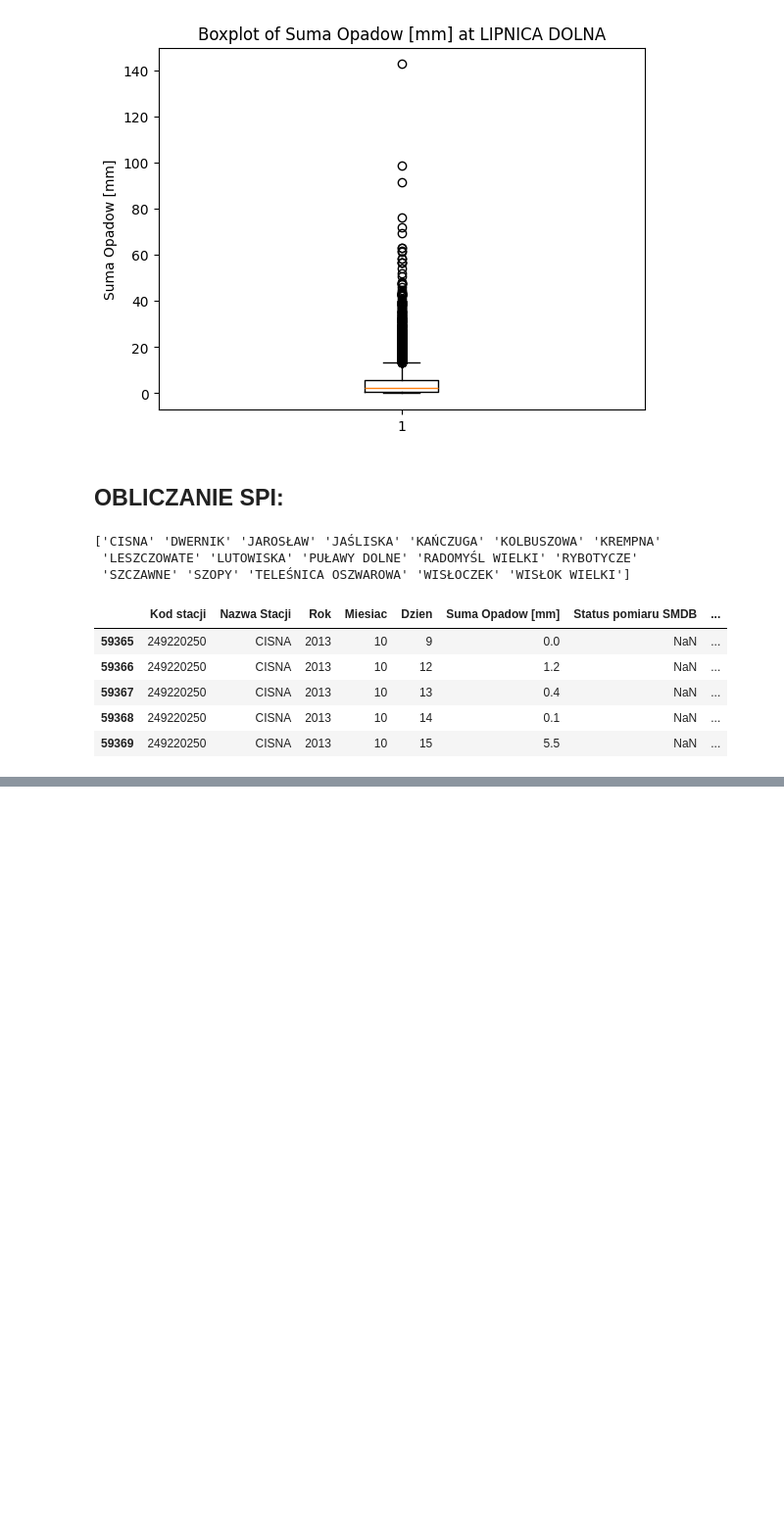
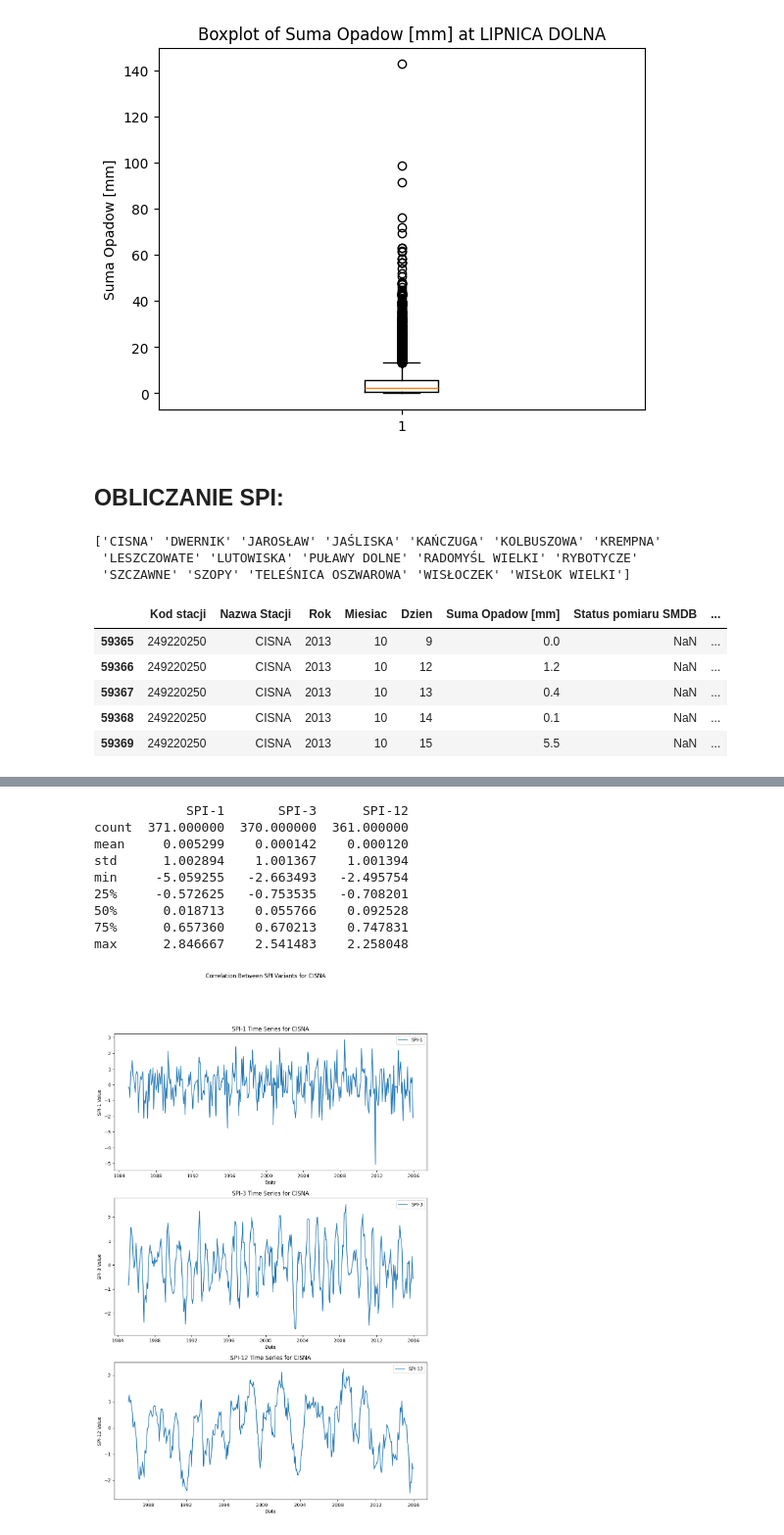
Before and after one commit to barti2115/standardised_precipitation_index, a Jupyter notebook: eda.ipynb, the cells around one changed output, grey strips where cells are left out. Shown at 98% size. Drawn from its saved outputs; the diff is of its cells as text; code cells hidden in the pictures; blank space fills up the shorter version.

Commit message:
SPI visualized in notebook

```diff
--- a/eda.ipynb
+++ b/eda.ipynb
@@ -493,0 +489,3 @@ spi_adjusted_data_v4.head(500)
+# %%
+spi_adjusted_data = calculate_spi_adjusted_v6(df)
+spi_adjusted_data.head(2000)
@@ -493,0 +515,41 @@ spi_adjusted_data_v4.head(500)
+# %%
+import matplotlib.pyplot as plt
+import seaborn as sns
+
+# Assume 'spi_adjusted_data' is loaded and available
+
+# Statistical summary for a specific station
+def station_summary(station_name):
+    data = spi_adjusted_data.loc[station_name]  # Ensure 'spi_adjusted_data' is defined and has the station as the index
+    print(data.describe())
+
+    spi_types = spi_adjusted_data.columns  # Update 'spi_adjusted_data_v6' to 'spi_adjusted_data' if that's your DataFrame name
+    fig, axes = plt.subplots(nrows=len(spi_types), figsize=(12, 6 * len(spi_types)))
+
+    for ax, spi_type in zip(axes, spi_types):
+        # Using a simple line plot instead of errorbar
+        ax.plot(data.index.to_timestamp(), data[spi_type], label=spi_type)
+        ax.set_title(f'{spi_type} Time Series for {station_name}')
+        ax.set_ylabel(f'{spi_type} Value')
+        ax.set_xlabel('Date')
+        ax.legend()
+
+    # Ensure plt.suptitle() is called before plt.show() to avoid graphical issues
+    plt.suptitle(f'Correlation Between SPI Variants for {station_name}')
+    # Comparison of SPI variants using pairplot on cleaned data
+    sns.pairplot(data.dropna())
+    plt.show()
+
+# Example call
+station_summary('CISNA')
+# %% [output]
+            SPI-1       SPI-3      SPI-12
+count  371.000000  370.000000  361.000000
+mean     0.005299    0.000142    0.000120
+std      1.002894    1.001367    1.001394
+min     -5.059255   -2.663493   -2.495754
+25%     -0.572625   -0.753535   -0.708201
+50%      0.018713    0.055766    0.092528
+75%      0.657360    0.670213    0.747831
+max      2.846667    2.541483    2.258048
+[figure, added]
```
Also changed, not shown: parts of 11 cells of this notebook, 1 other file.
